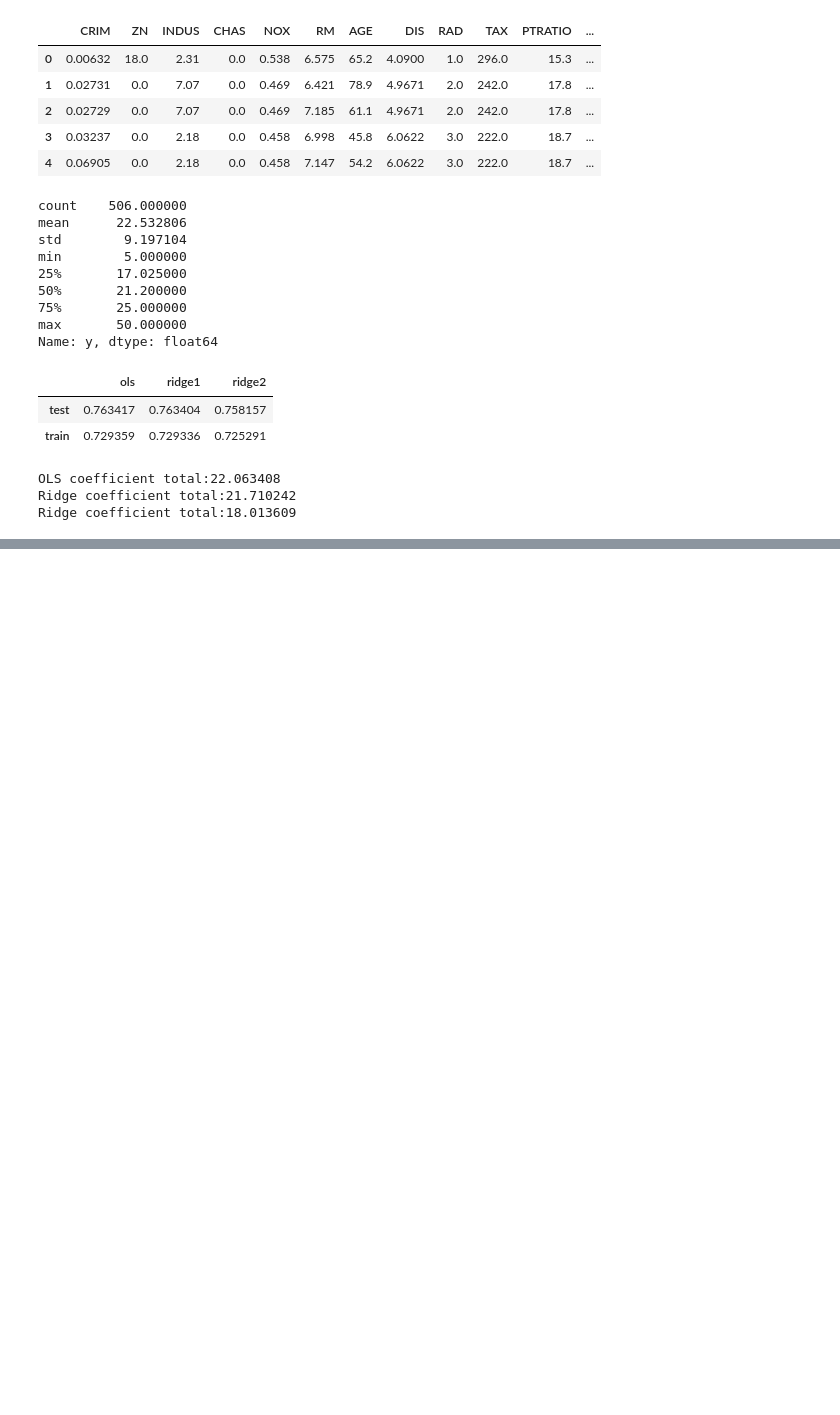
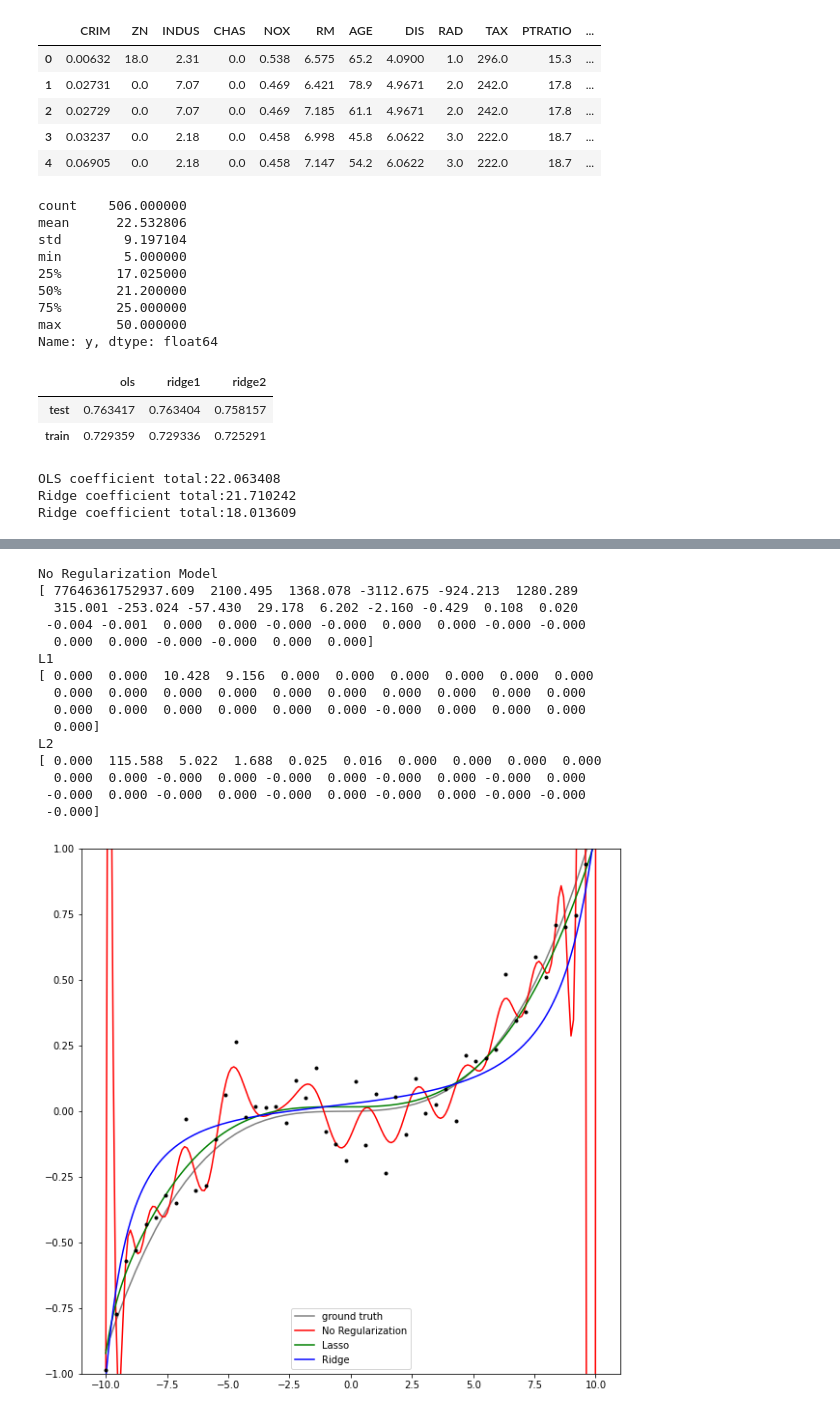
Before and after one commit to saiku122/AIJobcolle, a Jupyter notebook: 講義後のプログラム模写.ipynb, the cells around one changed output, grey strips where cells are left out. Saved outputs shown, nothing was run; the diff lists cells and outputs as text; code cells hidden in the pictures; blank space fills up the shorter version.

```diff
--- a/講義後のプログラム模写.ipynb
+++ b/講義後のプログラム模写.ipynb
@@ -180,0 +202,55 @@ Ridge coefficient total:18.013609
+# %%
+xs = np.linspace(-10, 10, 200)
+from sklearn import linear_model
+
+np.set_printoptions(formatter={'float': '{: 0.3f}'.format})
+
+#OLS
+model_plain = linear_model.LinearRegression(normalize=True)
+model_plain.fit(X_poly, Y)
+Y_plain = model_plain.predict(poly.fit_transform(xs[:, np.newaxis]))
+print('No Regularization Model')
+print(model_plain.coef_ * 10000)
+
+#Lasso
+model_lasso = linear_model.LassoLars(normalize=True, alpha=0.001)
+model_lasso.fit(X_poly, Y)
+Y_lasso = model_lasso.predict(poly.fit_transform(xs[:, np.newaxis]))
+print('L1')
+print(model_lasso.coef_ * 10000)
+
+#Ridge
+model_ridge = linear_model.Ridge(normalize=True, alpha=0.9999)
+model_ridge.fit(X_poly, Y)
+Y_ridge = model_ridge.predict(poly.fit_transform(xs[:, np.newaxis]))
+print('L2')
+print(model_ridge.coef_ * 10000)
+
+plt.figure(figsize=(10, 10))
+p = plt.subplot()
+p.plot(X, Y_gt, color='gray', label='ground truth')
+p.plot(xs, Y_plain, color='r', markersize=2, label='No Regularization')
+p.plot(xs, Y_lasso, color='g',  markersize=2, label='Lasso')
+p.plot(xs, Y_ridge, color='b',  markersize=2, label='Ridge')
+p.plot(X, Y, '.', color='k')
+p.legend()
+p.set_ylim(-1, 1)
+
+plt.show()
+# %% [output]
+No Regularization Model
+[ 77646361752937.609  2100.495  1368.078 -3112.675 -924.213  1280.289
+  315.001 -253.024 -57.430  29.178  6.202 -2.160 -0.429  0.108  0.020
+ -0.004 -0.001  0.000  0.000 -0.000 -0.000  0.000  0.000 -0.000 -0.000
+  0.000  0.000 -0.000 -0.000  0.000  0.000]
+L1
+[ 0.000  0.000  10.428  9.156  0.000  0.000  0.000  0.000  0.000  0.000
+  0.000  0.000  0.000  0.000  0.000  0.000  0.000  0.000  0.000  0.000
+  0.000  0.000  0.000  0.000  0.000  0.000 -0.000  0.000  0.000  0.000
+  0.000]
+L2
+[ 0.000  115.588  5.022  1.688  0.025  0.016  0.000  0.000  0.000  0.000
+  0.000  0.000 -0.000  0.000 -0.000  0.000 -0.000  0.000 -0.000  0.000
+ -0.000  0.000 -0.000  0.000 -0.000  0.000 -0.000  0.000 -0.000 -0.000
+ -0.000]
+[figure, added]
```
Also changed, not shown: parts of 4 cells of this notebook.
